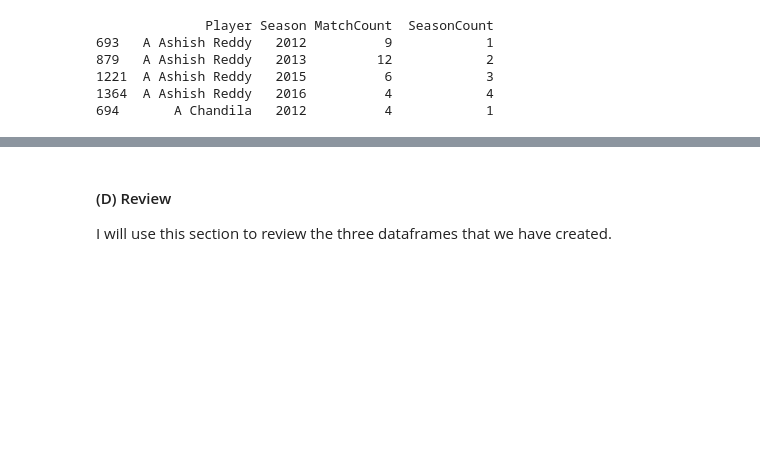
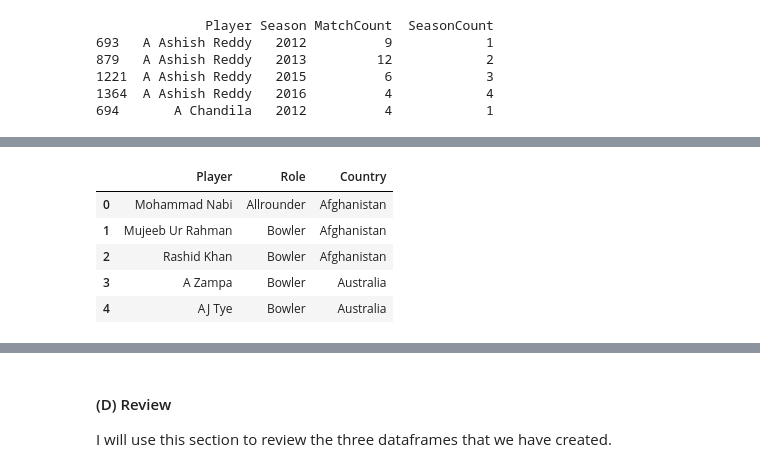
Before and after one commit to rohitbhamidi/ipl-player-salary, a Jupyter notebook: 1-DataWrangling.ipynb, the cells around one changed output, grey strips where cells are left out. Cells and saved outputs as stored; diff of their text form; code cells hidden in the pictures; blank space fills up the shorter version.

```diff
--- a/1-DataWrangling.ipynb
+++ b/1-DataWrangling.ipynb
@@ -627,0 +615,11 @@ def missing_roles(country_num):
+# %%
+# with the updated information, reset the dataframe:
+player_country_role_df = pd.read_csv(filepath, sep='\t')
+player_country_role_df.head()
+# %% [output]
+|  | Player | Role | Country |
+| 0 | Mohammad Nabi | Allrounder | Afghanistan |
+| 1 | Mujeeb Ur Rahman | Bowler | Afghanistan |
+| 2 | Rashid Khan | Bowler | Afghanistan |
+| 3 | A Zampa | Bowler | Australia |
+| 4 | AJ Tye | Bowler | Australia |
```
Also changed, not shown: parts of 8 cells of this notebook, 1 other file.
